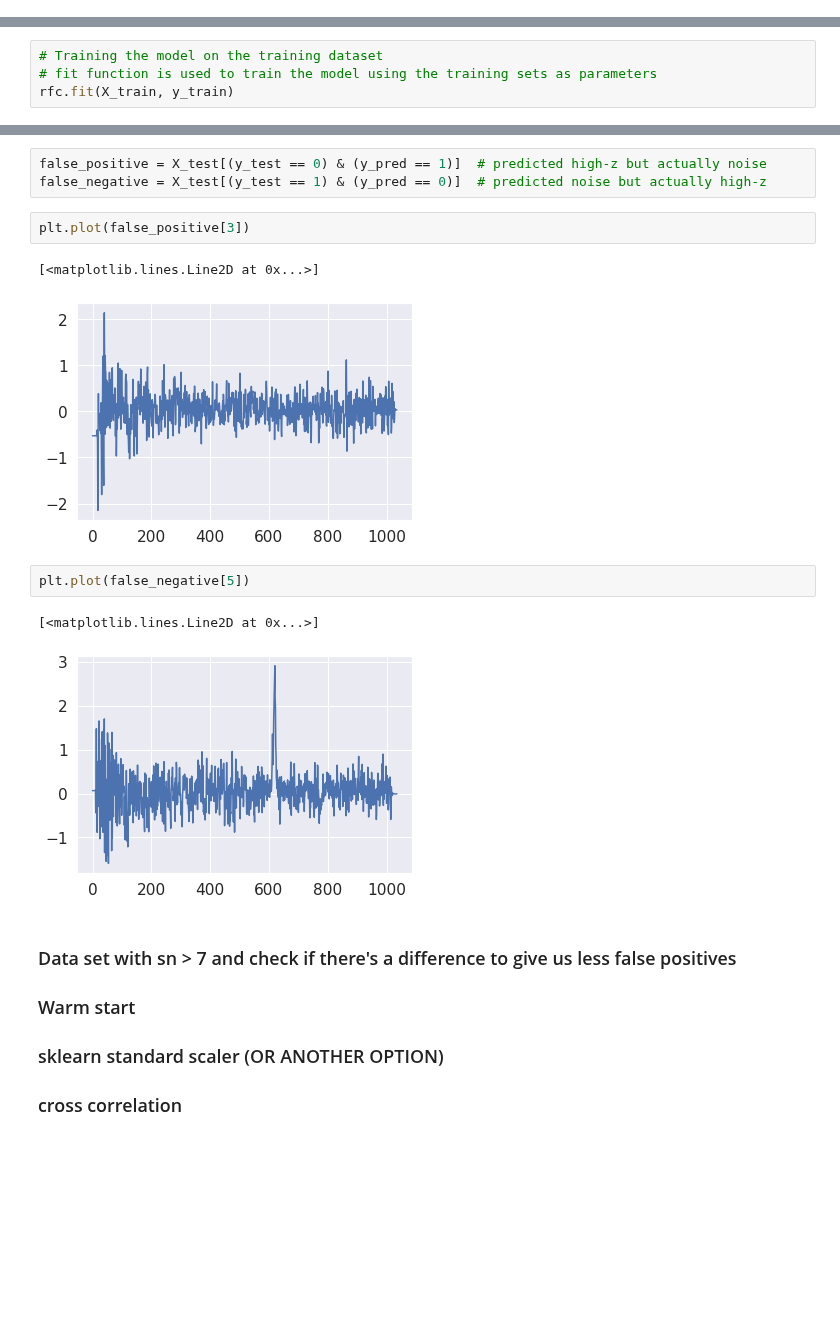
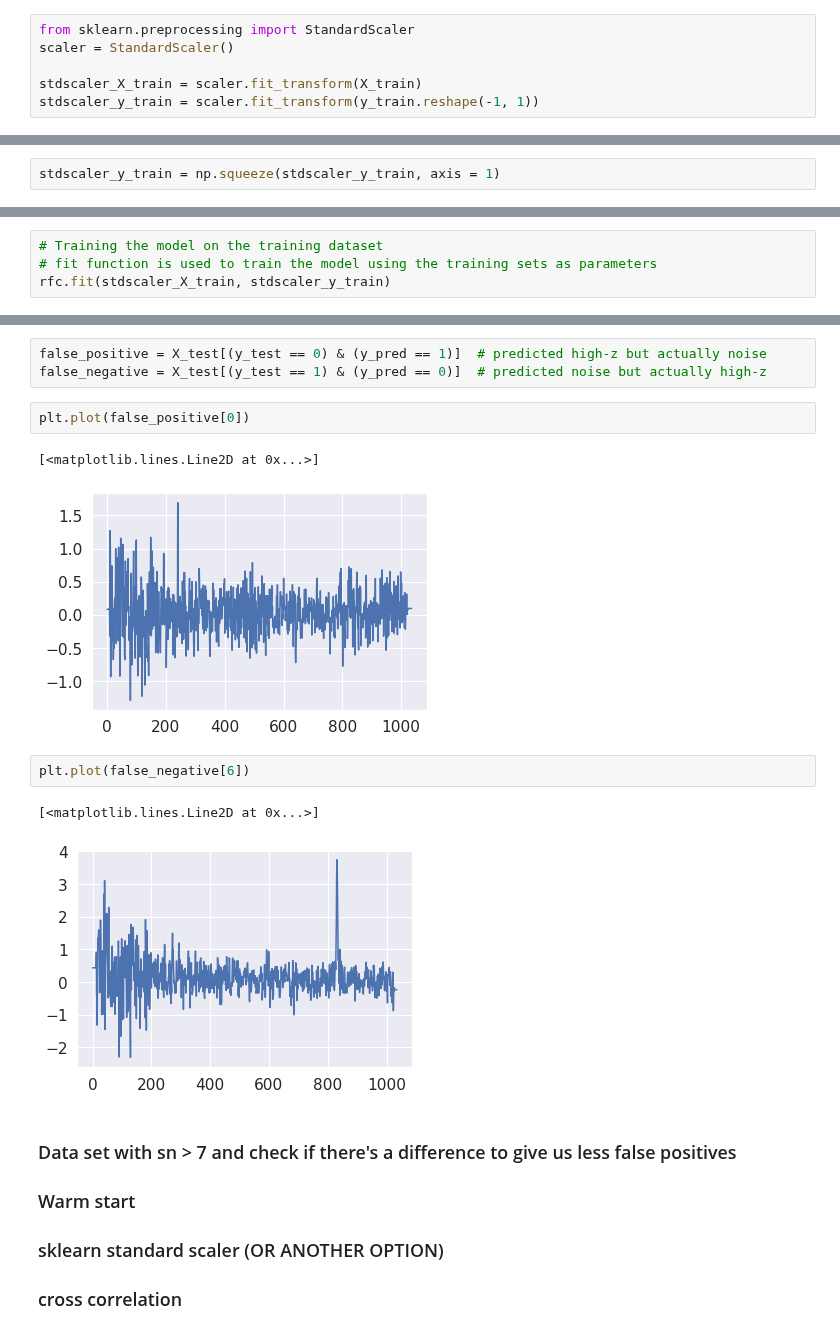
Before and after one commit to nickdavila/LAE-ML-Classification, a Jupyter notebook: Nick-RandomForest.ipynb, the cells around one changed output, grey strips where cells are left out. Saved outputs shown, nothing was run; the diff lists cells and outputs as text; blank space fills up the shorter version.

```diff
--- a/Nick-RandomForest.ipynb
+++ b/Nick-RandomForest.ipynb
@@ -114,0 +139,6 @@ X_train, X_test, y_train, y_test = train_test_split(X, y, test_size = 0.30, rand
+# %%
+from sklearn.preprocessing import StandardScaler
+scaler = StandardScaler()
+
+stdscaler_X_train = scaler.fit_transform(X_train)
+stdscaler_y_train = scaler.fit_transform(y_train.reshape(-1, 1))
@@ -114,0 +149,2 @@ X_train, X_test, y_train, y_test = train_test_split(X, y, test_size = 0.30, rand
+# %%
+stdscaler_y_train = np.squeeze(stdscaler_y_train, axis = 1)
@@ -124,5 +165,5 @@ rfc = RandomForestClassifier(n_estimators = 700, random_state = 42)
 # %%
 # Training the model on the training dataset
 # fit function is used to train the model using the training sets as parameters
-rfc.fit(X_train, y_train)
+rfc.fit(stdscaler_X_train, stdscaler_y_train)
 # %% [output]
@@ -177,15 +218,15 @@ plt.show()
 false_positive = X_test[(y_test == 0) & (y_pred == 1)]  # predicted high-z but actually noise
 false_negative = X_test[(y_test == 1) & (y_pred == 0)]  # predicted noise but actually high-z
 # %%
-plt.plot(false_positive[3])
+plt.plot(false_positive[0])
 # %% [output]
 [<matplotlib.lines.Line2D at 0x...>]
-[figure, old version]
+[figure, new version]
 # %%
-plt.plot(false_negative[5])
+plt.plot(false_negative[6])
 # %% [output]
 [<matplotlib.lines.Line2D at 0x...>]
-[figure, old version]
+[figure, new version]
 # %% [markdown]
 ### Data set with sn > 7 and check if there's a difference to give us less false positives
 ### Warm start
```
Also changed, not shown: parts of 13 cells of this notebook.
